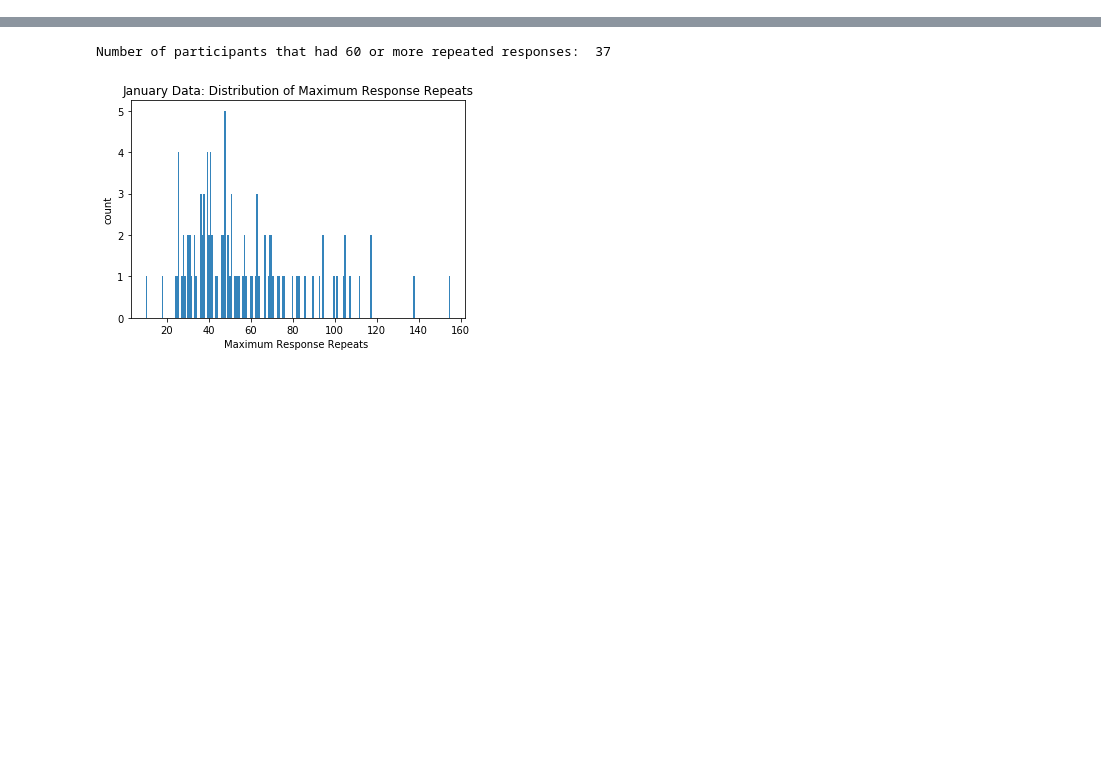
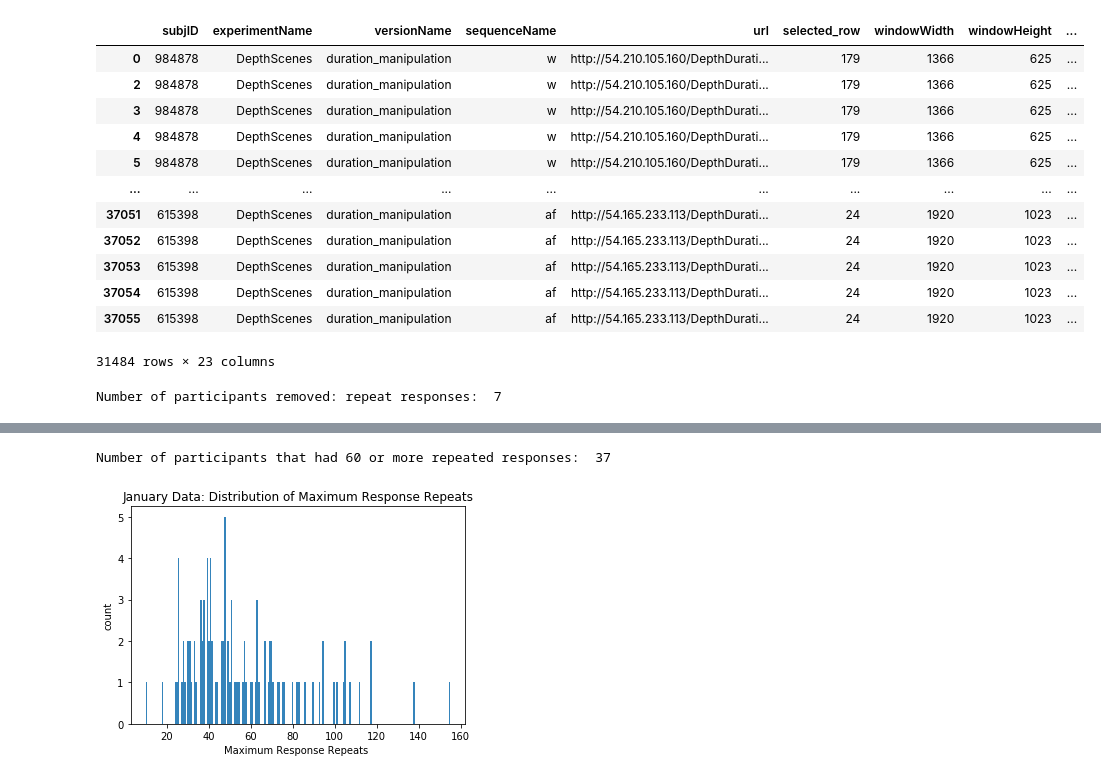
Before and after one commit to prachimahab/depth_duration_analysis, a Jupyter notebook: v3_depthDuration_analysis.ipynb, the cells around one changed output, grey strips where cells are left out. Cells and saved outputs as stored; diff of their text form; code cells hidden in the pictures; blank space fills up the shorter version.

```diff
--- a/v3_depthDuration_analysis.ipynb
+++ b/v3_depthDuration_analysis.ipynb
@@ -7,0 +265,34 @@ import scipy
+# %%
+def getActualDepthAverage(df):
+    """
+    True average of target depths in the stimuli
+    """
+
+    avg_actual = np.mean(np.array(df['actual_depth']))
+
+    return avg_actual
+
+def participantAverageEstim_Cleaning(df):
+    true_average = getActualDepthAverage(df)
+    octave_window = [true_average/4, true_average * 4]
+    print(true_average, octave_window)
+
+    #List unique values in the df['subjID'] column
+    all_subjIDs = df.subjID.unique()
+
+    remove = []
+    for subj in all_subjIDs:
+        subj_df = df.loc[df['subjID'] == subj]
+        # calculate subject's average depth estimation
+        avg = subj_df['depth_estimate'].mean()
+        if avg < octave_window[0]:
+            remove.append(subj)
+        if avg > octave_window[1]:
+            remove.append(subj)
+
+    print("Avg Estim Cleaning: Number of Participants Removed", len(remove))
+
+    for index, row in df.iterrows():
+        if row['subjID'] in remove:
+            df.drop(index, inplace=True)
+    return df
@@ -8 +304,17 @@ import scipy
+# %%
+avg_estim_cleaned_data
+# %% [output]
+|  | subjID | experimentName | versionName | sequenceName | url | selected_row | windowWidth | windowHeight | ... |
+| 0 | 984878 | DepthScenes | duration_manipulation | w | http://54.210.105.160/DepthDurati... | 179 | 1366 | 625 | ... |
+| 2 | 984878 | DepthScenes | duration_manipulation | w | http://54.210.105.160/DepthDurati... | 179 | 1366 | 625 | ... |
+| 3 | 984878 | DepthScenes | duration_manipulation | w | http://54.210.105.160/DepthDurati... | 179 | 1366 | 625 | ... |
+| 4 | 984878 | DepthScenes | duration_manipulation | w | http://54.210.105.160/DepthDurati... | 179 | 1366 | 625 | ... |
+| 5 | 984878 | DepthScenes | duration_manipulation | w | http://54.210.105.160/DepthDurati... | 179 | 1366 | 625 | ... |
+| ... | ... | ... | ... | ... | ... | ... | ... | ... | ... |
+| 37051 | 615398 | DepthScenes | duration_manipulation | af | http://54.165.233.113/DepthDurati... | 24 | 1920 | 1023 | ... |
+| 37052 | 615398 | DepthScenes | duration_manipulation | af | http://54.165.233.113/DepthDurati... | 24 | 1920 | 1023 | ... |
+| 37053 | 615398 | DepthScenes | duration_manipulation | af | http://54.165.233.113/DepthDurati... | 24 | 1920 | 1023 | ... |
+| 37054 | 615398 | DepthScenes | duration_manipulation | af | http://54.165.233.113/DepthDurati... | 24 | 1920 | 1023 | ... |
+| 37055 | 615398 | DepthScenes | duration_manipulation | af | http://54.165.233.113/DepthDurati... | 24 | 1920 | 1023 | ... |
+31484 rows × 23 columns
 # %%
@@ -225,0 +367,4 @@ def removeIncorrectlyTaggedImageTrials(datafolder):
+# %%
+repeat_resp_cleaned_data, max_repeats_distrib, num_unique_distrib = repeatResponses_Cleaning(avg_estim_cleaned_data)
+# %% [output]
+Number of participants removed: repeat responses:  7
```
Also changed, not shown: parts of 23 cells of this notebook.
